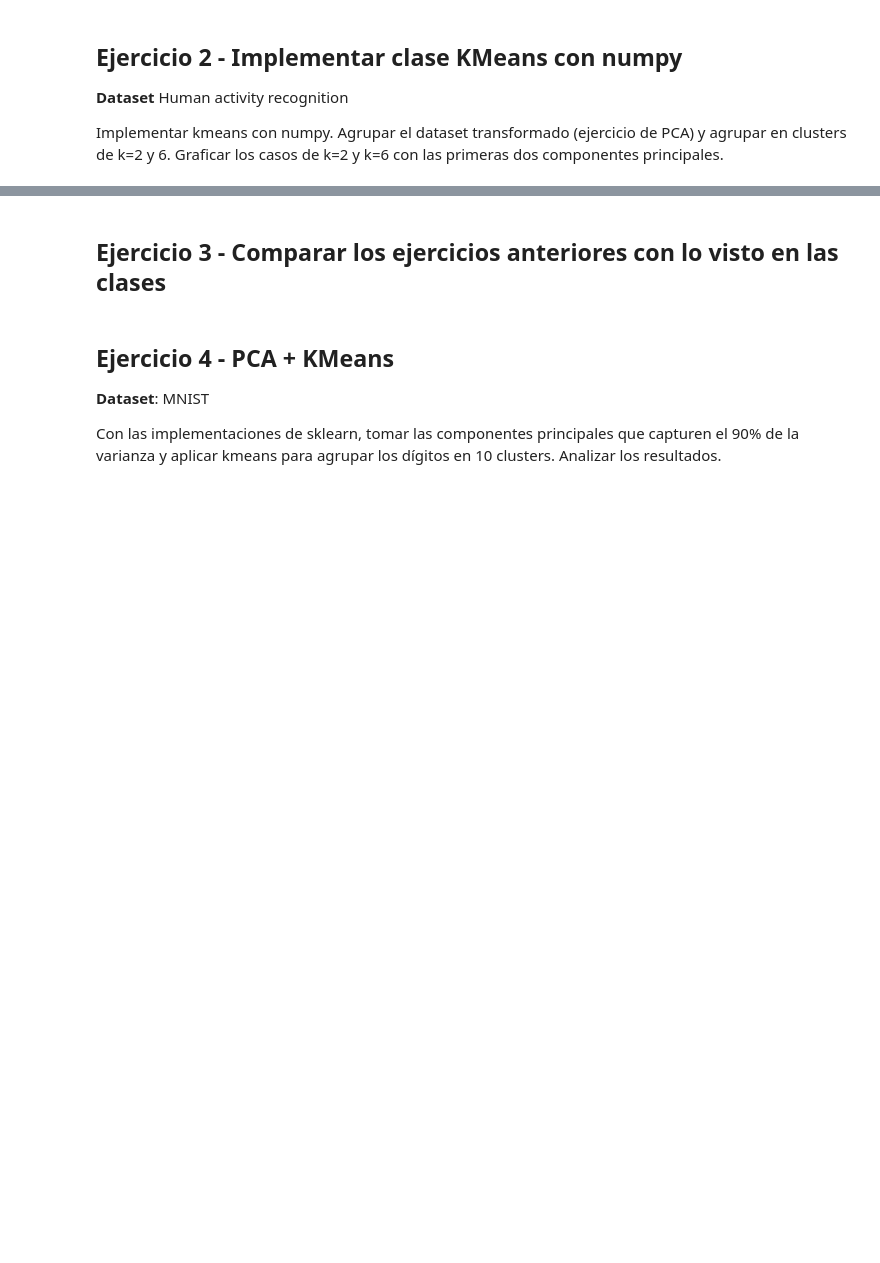
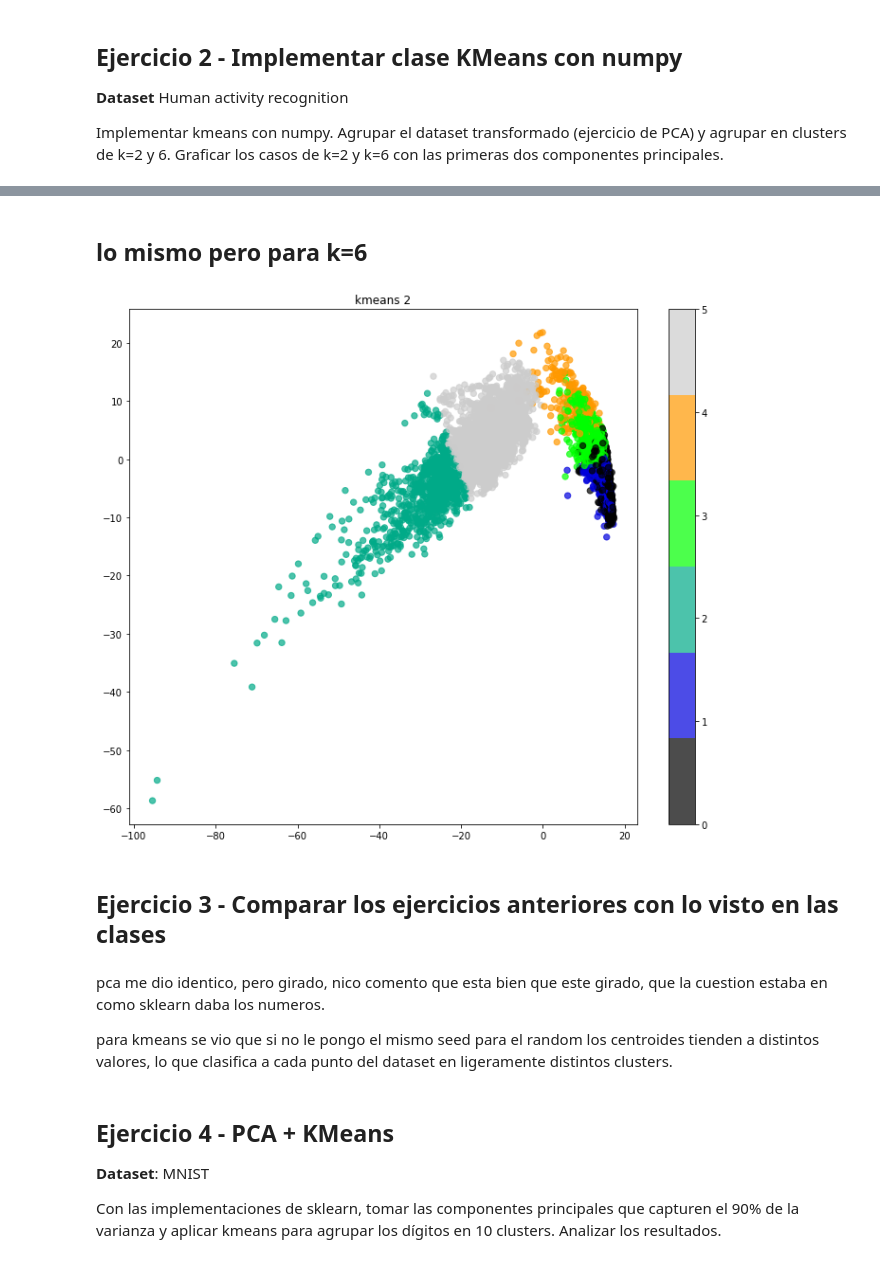
Before and after one commit to mbrito96/Entregables-SPAZ-CEIA, a Jupyter notebook: INTRO-IA/Trabajo_Practico_1.ipynb, the cells around one changed output, grey strips where cells are left out. Saved outputs shown, nothing was run; the diff lists cells and outputs as text; code cells hidden in the pictures; blank space fills up the shorter version.

```diff
--- a/INTRO-IA/Trabajo_Practico_1.ipynb
+++ b/INTRO-IA/Trabajo_Practico_1.ipynb
@@ -139,2 +164,31 @@ for i in range(maxiter):
+# %% [markdown]
+## lo mismo pero para k=6
+# %%
+np.random.seed(0)
+k6=6
+data_kmean6=X_pca
+
+labels_kmeans6= np.zeros(data_kmean6.shape[0])
+
+#valor inicial de centroides
+centroid_k6 = initialize_centroids(data_kmean6,k6)
+
+
+for iteracion in range(50):
+    labels_kmeans6=closest_centroid(data_kmean6,centroid_k6)
+    centroid_k6=move_centroids(data_kmean6,labels_kmeans6,centroid_k6)
+
+
+
+# se termino la historia, ahora a plotear
+
+# Graficamos los primeros dos componentes
+plt.figure(figsize=(12,10))
+plt.scatter(data_kmean6[:, 0], data_kmean6[:, 1], c=labels_kmeans6, alpha=0.7, s=40, cmap=plt.cm.get_cmap('nipy_spectral', 6))
+plt.rcParams['axes.grid'] = False #Evita un warning
+plt.colorbar()
+plt.title('kmeans 2');
+# %% [output]
+[figure, added]
 # %% [markdown]
 ## Ejercicio 3 - Comparar los ejercicios anteriores con lo visto en las clases
@@ -143,3 +195,8 @@ for i in range(maxiter):
+# %% [markdown]
+pca me dio identico, pero girado, nico comento que esta bien que este girado, que la cuestion estaba en como sklearn daba los numeros.
+
+para kmeans se vio que si no le pongo el mismo seed para el random los centroides tienden a
+distintos valores, lo que clasifica a cada punto del dataset en ligeramente distintos clusters.
 # %% [markdown]
 ## Ejercicio 4 - PCA + KMeans
 
```
Also changed, not shown: parts of 7 cells of this notebook.
